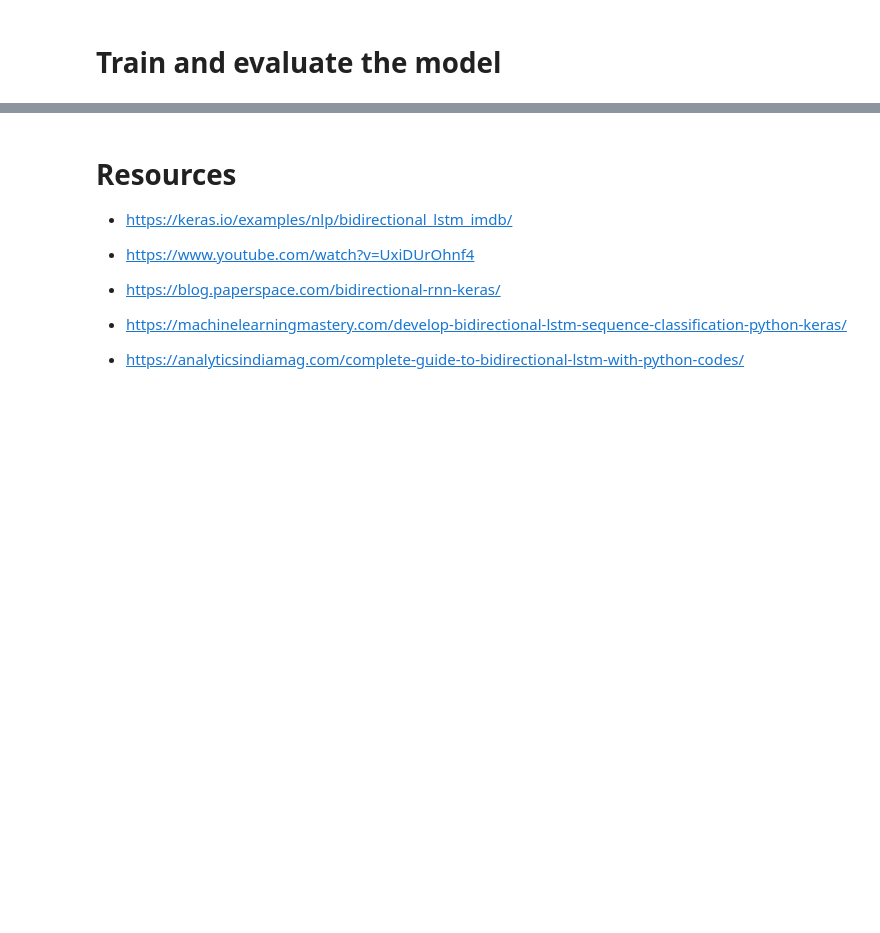
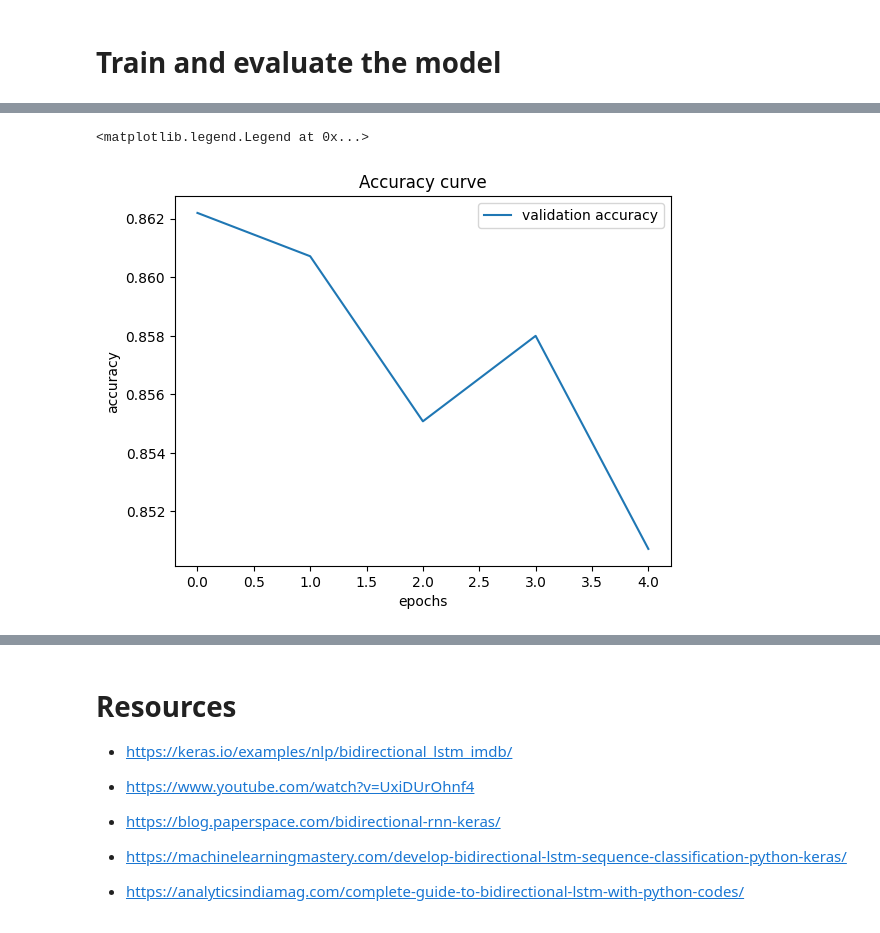
Before and after one commit to emrulk1/AI-ML-Data-Science-Practice, a Jupyter notebook: Natural_Language_Processing/Text_Classification_and_Sentiment_Analysis/IMDB_Movie_Sentiment_classification_Bidirectional_LSTM.ipynb, the cells around one changed output, grey strips where cells are left out. Saved outputs shown, nothing was run; the diff lists cells and outputs as text; code cells hidden in the pictures; blank space fills up the shorter version.

```diff
--- a/Natural_Language_Processing/Text_Classification_and_Sentiment_Analysis/IMDB_Movie_Sentiment_classification_Bidirectional_LSTM.ipynb
+++ b/Natural_Language_Processing/Text_Classification_and_Sentiment_Analysis/IMDB_Movie_Sentiment_classification_Bidirectional_LSTM.ipynb
@@ -71,0 +140,16 @@ Epoch 2/2
+# %%
+import matplotlib.pyplot as plt
+
+val_accuracy = model.history.history['val_accuracy']
+
+# Get number of epochs
+epochs = range(len(train_acc))
+
+plt.plot(val_accuracy, label='validation accuracy')
+plt.title('Accuracy curve')
+plt.xlabel('epochs')
+plt.ylabel('accuracy')
+plt.legend()
+# %% [output]
+<matplotlib.legend.Legend at 0x...>
+[figure, added]
```
Also changed, not shown: parts of 11 cells of this notebook.
